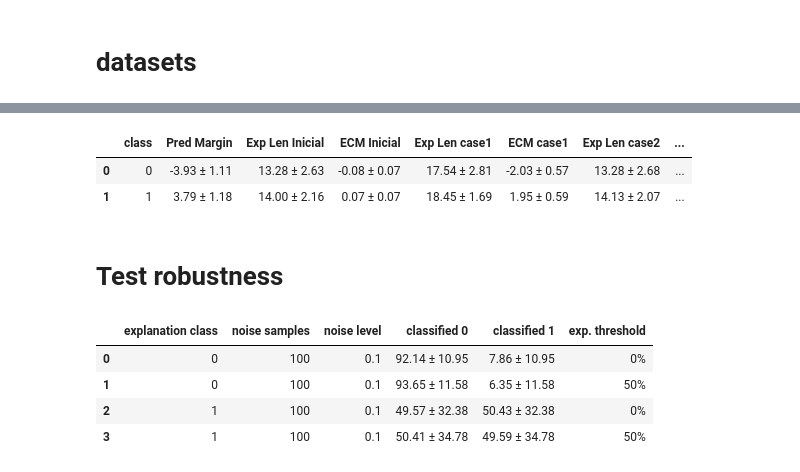
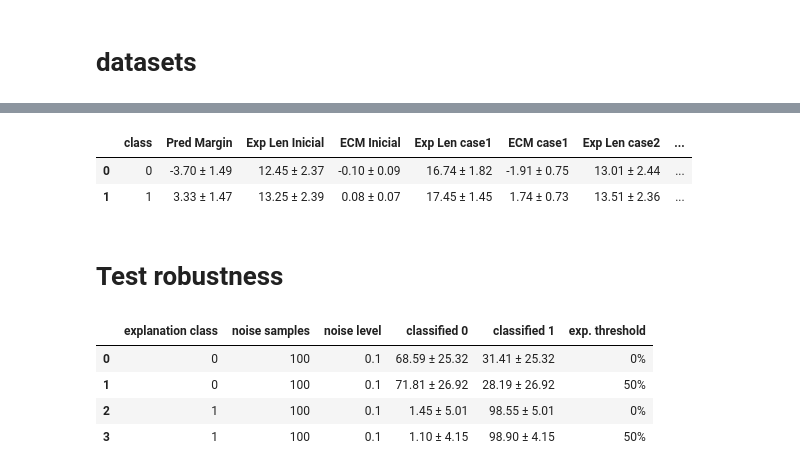
Before and after one commit to LogicExplainML-LEML/LogicExplainML, a Jupyter notebook: result_data/model_notebook.ipynb, the cells around one changed output, grey strips where cells are left out. Saved outputs shown, nothing was run; the diff lists cells and outputs as text; code cells hidden in the pictures.

```diff
--- a/result_data/model_notebook.ipynb
+++ b/result_data/model_notebook.ipynb
@@ -325,25 +328,25 @@ def prepare_dataset_model_explainer(dataset_name, dataset_params):
     X = dataset.drop('target', axis=1)
     y = dataset['target']
 
+    X_train, X_test, y_train, y_test = train_test_split(X, y, test_size=0.3, random_state=42, stratify=y)
+
     params = dataset_params[dataset_name]
 
     # Train model
     model = XGBClassifier(**params)
-    model.fit(X, y)
-    y_pred = model.predict(X)
+    model.fit(X_train, y_train)
+    y_pred = model.predict(X_test)
 
     # Metrics
     print("Dataset size:", len(X))
     print("Columns:", len(X.columns))
-    # print("Accuracy:", accuracy_score(y, y_pred))
-    # print("Precision:", precision_score(y, y_pred))
-    # print("Recall:", recall_score(y, y_pred))
-    print("F1-score:", f1_score(y, y_pred))
+    print("Accuracy:", accuracy_score(y_test, y_pred))
+    print("F1-score:", f1_score(y_test, y_pred))
 
     # Explainer
-    explainer = XGBoostExplainer(model, X)
+    explainer = XGBoostExplainer(model, X_train)
 
-    return model, X, y, explainer
+    return model, X_test, y_test, explainer
 
 def prepare_all_datasets(dataset_names, dataset_params):
     context = {}
@@ -353,13 +356,18 @@ def prepare_all_datasets(dataset_names, dataset_params):
         context[name] = (model, X, y, explainer)
     return context
 # %%
-dataset_names = ["saheart", "adult", "mushroom", "sonar"]
+dataset_names = [
+                "magic",
+                "adult",
+                "mushroom",
+                "spambase",
+                 ]
 
 dataset_params = {
-    "saheart": {"n_estimators": 50, "max_depth": 3},
+    "magic": {"n_estimators": 30, "max_depth": 3},
     "adult": {"n_estimators": 30, "max_depth": 3},
     "mushroom": {"n_estimators": 30, "max_depth": 3},
-    "sonar": {"n_estimators": 30, "max_depth": 3},
+    "spambase": {"n_estimators": 30, "max_depth": 3},
 }
 
 dataset_context = prepare_all_datasets(dataset_names, dataset_params)
@@ -599,27 +631,27 @@ df_summary_mushroom
 # %%
-df_sonar = get_explain_results_n("sonar", 100)
+df_sonar = get_explain_results_n("spambase", 100)
 df_summary_sonar = summarize_explanations(df_sonar)
 df_summary_sonar
 # %% [output]
 |  | class | Pred Margin | Exp Len Inicial | ECM Inicial | Exp Len case1 | ECM case1 | Exp Len case2 | ... |
-| 0 | 0 | -3.93 ± 1.11 | 13.28 ± 2.63 | -0.08 ± 0.07 | 17.54 ± 2.81 | -2.03 ± 0.57 | 13.28 ± 2.68 | ... |
-| 1 | 1 | 3.79 ± 1.18 | 14.00 ± 2.16 | 0.07 ± 0.07 | 18.45 ± 1.69 | 1.95 ± 0.59 | 14.13 ± 2.07 | ... |
+| 0 | 0 | -3.70 ± 1.49 | 12.45 ± 2.37 | -0.10 ± 0.09 | 16.74 ± 1.82 | -1.91 ± 0.75 | 13.01 ± 2.44 | ... |
+| 1 | 1 | 3.33 ± 1.47 | 13.25 ± 2.39 | 0.08 ± 0.07 | 17.45 ± 1.45 | 1.74 ± 0.73 | 13.51 ± 2.36 | ... |
 # %% [markdown]
 # Test robustness
 # %%
 def get_robustness_results_n(dataset_name, n_samples, n_extra_samples, target_class=1,
                               mult_margin=0, noise_level=0.5):
-    model, X, y, explainer = dataset_context[dataset_name]
+    model, X_test, y_test, explainer = dataset_context[dataset_name]
 
     # Armazena os resultados em lista
     results = []
 
     count = 0
-    for i in range(len(X)):
+    for i in range(len(X_test)):
         if count >= n_samples:
             break
 
-        sample = X.iloc[i]
+        sample = X_test.iloc[i]
         pred_class = model.predict([sample])[0]
         if pred_class != target_class:
             continue
@@ -627,10 +659,9 @@ def get_robustness_results_n(dataset_name, n_samples, n_extra_samples, target_cl
         margin = model.predict([sample], output_margin=True)[0]
         explanation = explainer.explain_prob(sample, reorder="asc", target_threshold=margin * mult_margin)
 
-        satisfying_df = generate_samples_for_conditions(X, explanation, n_samples=n_extra_samples, random_state=42)
-        noisy_df = apply_noise_to_samples(X, satisfying_df, noise_level=noise_level)
+        satisfying_df = generate_samples_for_conditions(X_test, explanation, n_samples=n_extra_samples)
+        noisy_df = apply_noise_to_samples(X_test, satisfying_df, noise_level=noise_level)
         noisy_pred = model.predict(noisy_df)
-        noisy_pred_margin = model.predict(noisy_df, output_margin=True)
 
         class_0 = np.sum(noisy_pred == 0)
         class_1 = np.sum(noisy_pred == 1)
@@ -640,9 +671,6 @@ def get_robustness_results_n(dataset_name, n_samples, n_extra_samples, target_cl
             "classe_prevista": int(pred_class),
             "classe_0_com_ruido": int(class_0),
             "classe_1_com_ruido": int(class_1),
-            # "output_margin_medio": float(np.mean(noisy_pred_margin)),
-            # "output_margin_max": float(np.max(noisy_pred_margin)),
-            # "output_margin_min": float(np.min(noisy_pred_margin))
         })
 
         count += 1
@@ -668,7 +696,7 @@ def get_robustness_results_n(dataset_name, n_samples, n_extra_samples, target_cl
     return mean_results
 
 
-def generate_samples_for_conditions(df, conditions, n_samples=10, random_state=None):
+def generate_samples_for_conditions(df, conditions, n_samples=10, random_state=42):
     """
     Gera amostras aleatórias que atendem a um conjunto de condições, variando apenas as outras features.
     """
@@ -705,26 +733,26 @@ configs = [
 # %%
 all_results = []
 for config in configs:
     df = get_robustness_results_n(
-        "saheart",
+        "magic",
         n_samples=100,
         n_extra_samples=100,
         target_class=config["target_class"],
         mult_margin=config["mult_margin"],
         noise_level=0.1
     )
 
     df["exp. threshold"] = "0%" if config["mult_margin"] == 0 else "50%"
     all_results.append(df)
 
 results_df = pd.concat(all_results, ignore_index=True)
 results_df
 # %% [output]
 |  | explanation class | noise samples | noise level | classified 0 | classified 1 | exp. threshold |
-| 0 | 0 | 100 | 0.1 | 92.14 ± 10.95 | 7.86 ± 10.95 | 0% |
-| 1 | 0 | 100 | 0.1 | 93.65 ± 11.58 | 6.35 ± 11.58 | 50% |
-| 2 | 1 | 100 | 0.1 | 49.57 ± 32.38 | 50.43 ± 32.38 | 0% |
-| 3 | 1 | 100 | 0.1 | 50.41 ± 34.78 | 49.59 ± 34.78 | 50% |
+| 0 | 0 | 100 | 0.1 | 68.59 ± 25.32 | 31.41 ± 25.32 | 0% |
+| 1 | 0 | 100 | 0.1 | 71.81 ± 26.92 | 28.19 ± 26.92 | 50% |
+| 2 | 1 | 100 | 0.1 | 1.45 ± 5.01 | 98.55 ± 5.01 | 0% |
+| 3 | 1 | 100 | 0.1 | 1.10 ± 4.15 | 98.90 ± 4.15 | 50% |
 # %%
 all_results = []
 for config in configs:
```
Also changed, not shown: parts of 18 cells of this notebook.
